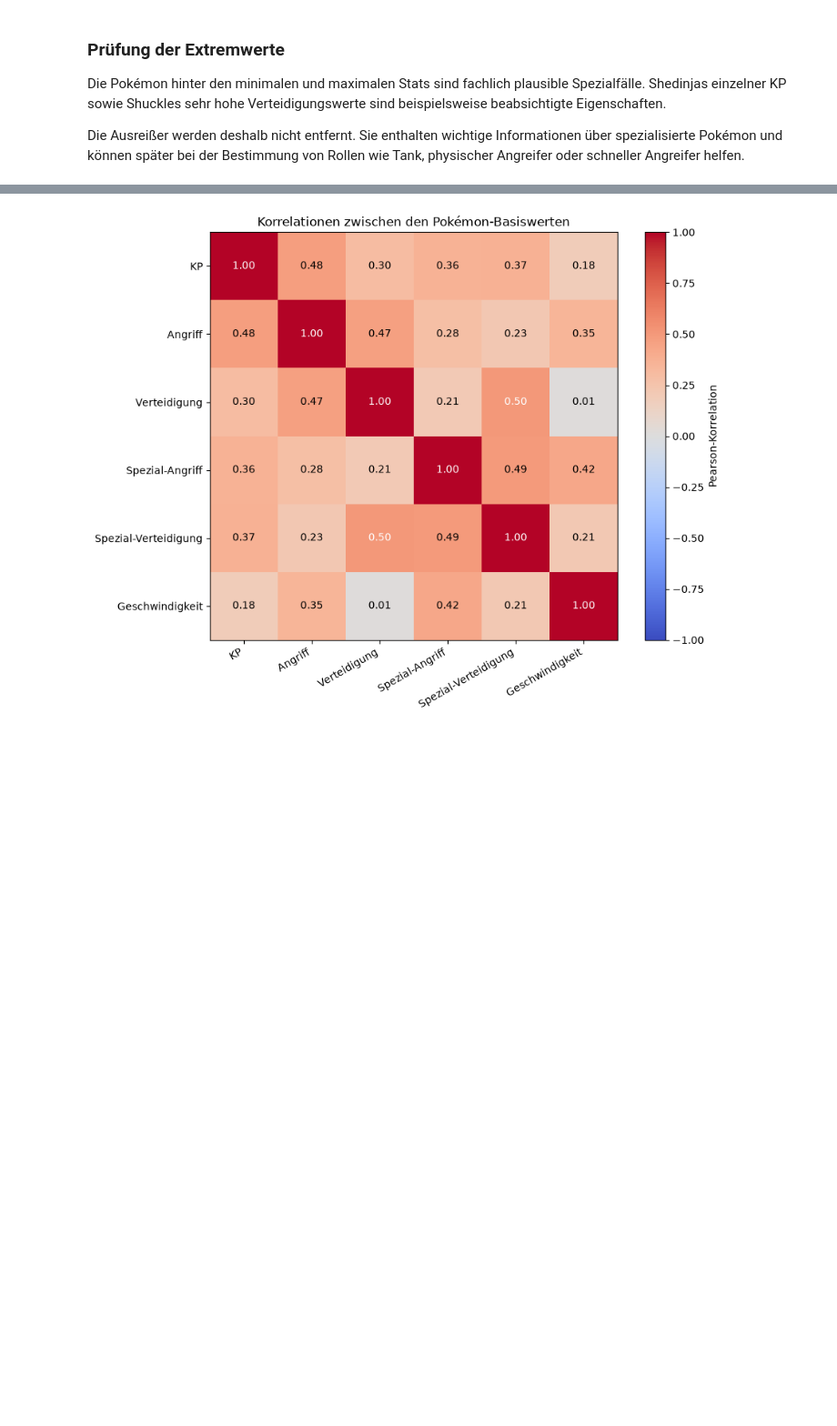
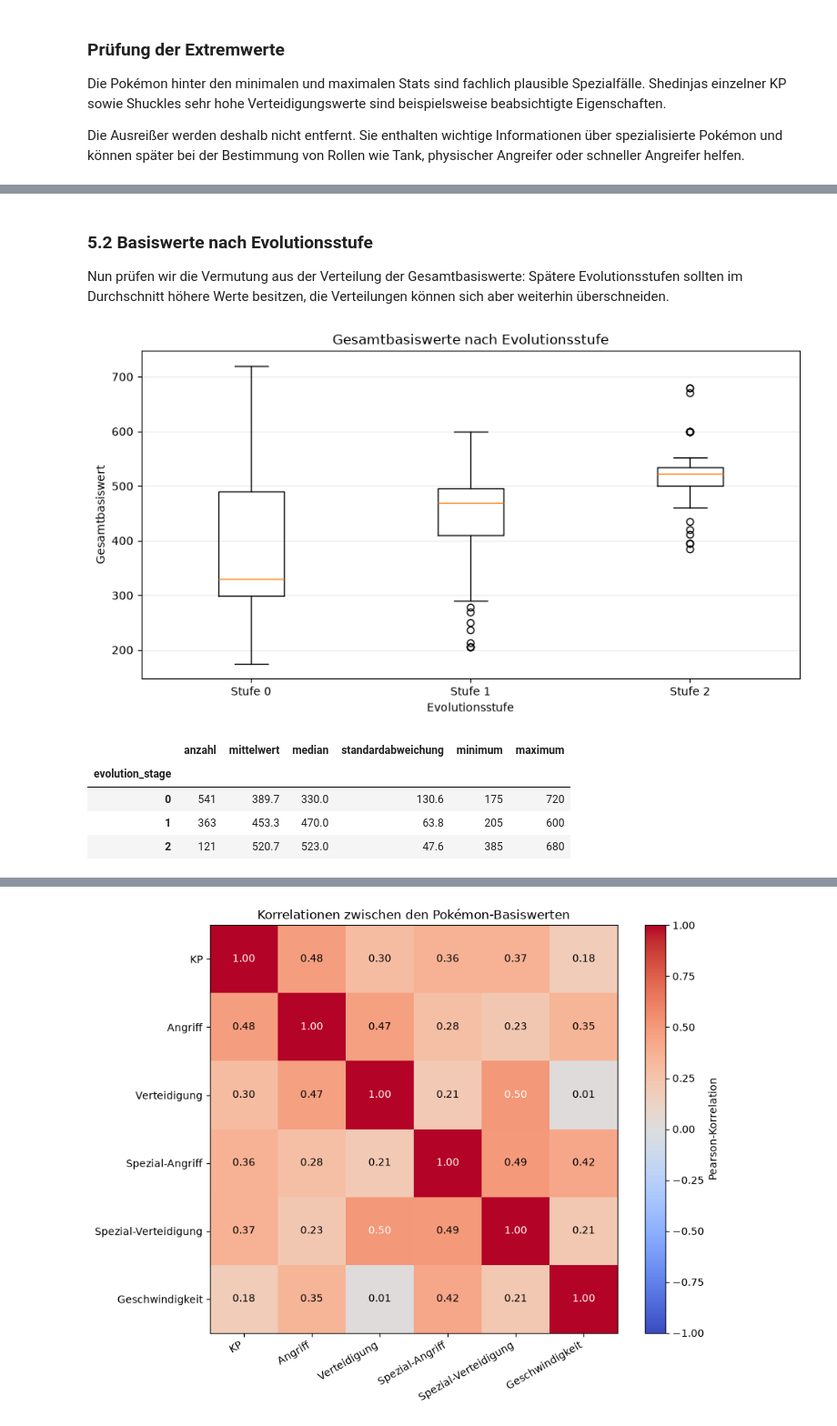
Before and after one commit to Gerryyyyyyyyyyy/pokemon-team-advisor, a Jupyter notebook: notebooks/01_pokemon_eda.ipynb, the cells around one changed output, grey strips where cells are left out. Shown at 91% size. Cells and saved outputs as stored; diff of their text form; code cells hidden in the pictures; blank space fills up the shorter version.

```diff
--- a/notebooks/01_pokemon_eda.ipynb
+++ b/notebooks/01_pokemon_eda.ipynb
@@ -546,0 +655,47 @@ Tank, physischer Angreifer oder schneller Angreifer helfen.
+# %% [markdown]
+### 5.2 Basiswerte nach Evolutionsstufe
+
+Nun prüfen wir die Vermutung aus der Verteilung der Gesamtbasiswerte: Spätere
+Evolutionsstufen sollten im Durchschnitt höhere Werte besitzen, die Verteilungen
+können sich aber weiterhin überschneiden.
+# %%
+stage_summary = (
+    pokemon.groupby("evolution_stage")["base_stat_total"]
+    .agg(
+        anzahl="size",
+        mittelwert="mean",
+        median="median",
+        standardabweichung="std",
+        minimum="min",
+        maximum="max",
+    )
+    .round(1)
+)
+
+stage_values = sorted(pokemon["evolution_stage"].unique())
+stage_groups = [
+    pokemon.loc[pokemon["evolution_stage"].eq(stage), "base_stat_total"] for stage in stage_values
+]
+
+fig, ax = plt.subplots(figsize=(9, 5))
+
+ax.boxplot(
+    stage_groups,
+    tick_labels=[f"Stufe {stage}" for stage in stage_values],
+)
+ax.set_title("Gesamtbasiswerte nach Evolutionsstufe")
+ax.set_xlabel("Evolutionsstufe")
+ax.set_ylabel("Gesamtbasiswert")
+ax.grid(axis="y", alpha=0.25)
+
+plt.tight_layout()
+plt.show()
+
+stage_summary
+# %% [output]
+[figure, added]
+|  | anzahl | mittelwert | median | standardabweichung | minimum | maximum |
+| evolution_stage |  |  |  |  |  |  |
+| 0 | 541 | 389.7 | 330.0 | 130.6 | 175 | 720 |
+| 1 | 363 | 453.3 | 470.0 | 63.8 | 205 | 600 |
+| 2 | 121 | 520.7 | 523.0 | 47.6 | 385 | 680 |
```
Also changed, not shown: parts of 20 cells of this notebook.
